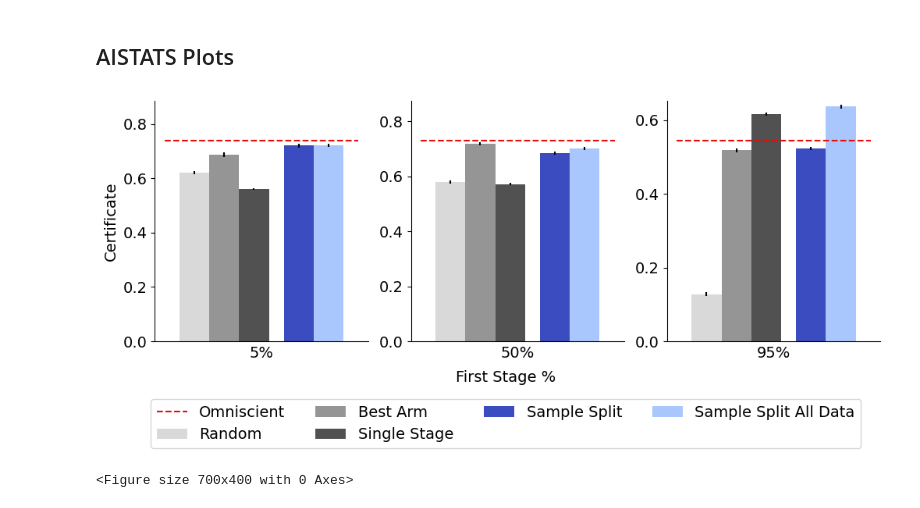
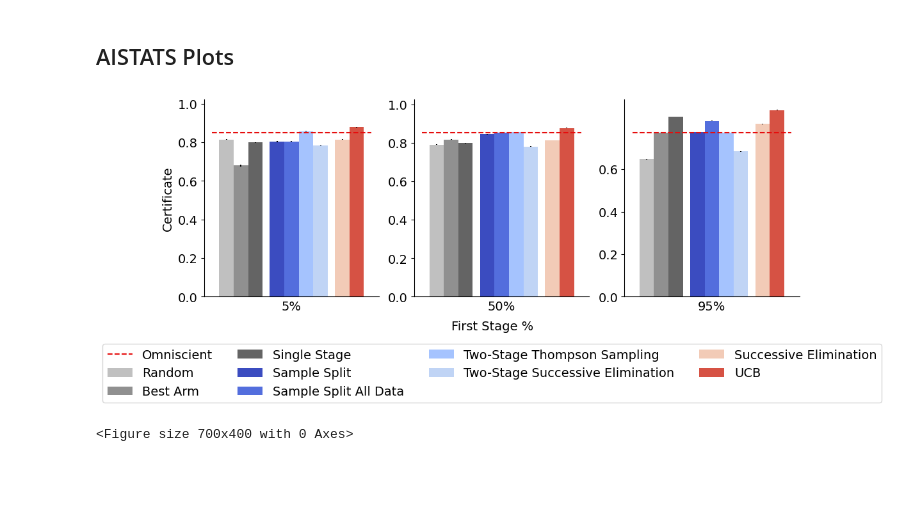
Before and after one commit to secg5/risk_certificate, a Jupyter notebook: scripts/notebooks/Plotting.ipynb, the cells around one changed output. Saved outputs shown, nothing was run; the diff lists cells and outputs as text; code cells hidden in the pictures; blank space fills up the shorter version.

Commit message:
Updated plots

```diff
--- a/scripts/notebooks/Plotting.ipynb
+++ b/scripts/notebooks/Plotting.ipynb
@@ -33,12 +35,12 @@ plt.rcParams['savefig.bbox'] = 'tight'
 # %%
 colors_by_method = {}
 non_adaptive_methods = ['','random','k_1','one_stage','fixed_k']
-our_methods = ['sample_split','sample_split_total','prior','']
+our_methods = ['sample_split','sample_split_total','','prior','two_stage_thompson','two_stage_successive_elimination']
 adaptive_methods = ['successive_elimination','ucb']
 
-greys = plt.cm.Greys(np.linspace(0, 1, len(non_adaptive_methods)+1))
-vidris = plt.cm.coolwarm(np.linspace(0, 1, len(our_methods)))
-wistia = plt.cm.Wistia(np.linspace(0, 1, len(adaptive_methods)))
+greys = plt.cm.Greys(np.linspace(0.2, 1, len(non_adaptive_methods)+1))
+vidris = plt.cm.coolwarm(np.linspace(0, 0.4, len(our_methods)))
+wistia = plt.cm.coolwarm(np.linspace(0.6, 0.9, len(adaptive_methods)))
 
 for i,m in enumerate(non_adaptive_methods):
     colors_by_method[m] = greys[i]
@@ -59,20 +61,20 @@ for i,m in enumerate(non_adaptive_methods+our_methods+['omniscient']+adaptive_me
 ## AISTATS Plots
 # %%
 fig, axs = plt.subplots(1,3, figsize=(12, 4))
-method_names = ['random','k_1','one_stage','sample_split','sample_split_total','omniscient']
-nice_names = ["Random","Best Arm","Single Stage","Sample Split","Sample Split All Data","Omniscient"]
+method_names = ['random','k_1','one_stage','sample_split','sample_split_total','two_stage_thompson','two_stage_successive_elimination','successive_elimination','ucb','omniscient']
+nice_names = ["Random","Best Arm","Single Stage","Sample Split","Sample Split All Data","Two-Stage Thompson Sampling","Two-Stage Successive Elimination","Successive Elimination","UCB","Omniscient"]
 width = 0.1
 plt.figure(figsize=(7,4))
 
-baseline_params = {'sample_size': 500}
-dataset = "non_adaptive"
+baseline_params = {'sample_size': 500, 'number_arms': 10}
+dataset = "baseline"
 first_stage_sizes = [50,250,450]
 first_stage_percent = ["5%","50%","95%"]
 
 x_locations = []
 shift = 0
 for i in range(len(method_names)):
-    if method_names[i] == 'sample_split':
+    if method_names[i] == 'sample_split' or method_names[i] == 'successive_elimination':
         shift += 0.5
     x_locations.append((i+shift)*width)
 
@@ -80,43 +82,41 @@ for i in range(len(first_stage_sizes)):
     baseline_params['first_stage_size'] = first_stage_sizes[i]
     max_val = 0
     results = get_results_matching_parameters(dataset,"",baseline_params)
-
     num_data = 0
     if len(results)>0:
         num_data = len(results)*len(results[0]['random']['certificate'])
     results = aggregate_data(results)
-
     for k,m in enumerate(method_names):
         score_by_n = []
         std_by_n = []
 
         if '{}'.format(m) not in results:
             results['{}'.format(m)] = [0,0]
         score_by_n.append(results['{}'.format(m)][0])
         std_by_n.append(results['{}'.format(m)][1]/num_data**.5)
 
         if m == 'omniscient':
             axs[i].hlines(score_by_n[0],-0.1,x_locations[-1],colors='green',linestyles='dashed',label='Omniscient',color=colors_by_method[m])
             max_val = results['{}'.format(m)][0]
         else:
             axs[i].bar(x_locations[k],score_by_n,width=width,label=nice_names[k],color=colors_by_method[m],yerr=std_by_n)
             max_val = max(max_val,results['{}'.format(m)][0])
 
         axs[i].set_xticks([])
         axs[i].tick_params(axis='both', which='major', labelsize=14)
         axs[i].set_ylim([0,max_val*1.2])
         axs[i].set_xlabel(first_stage_percent[i],fontsize=14)
 
 
 axs[0].set_ylabel("Certificate",fontsize=14)
 axs[2].set_yticks([0,0.2,0.4,0.6])
 
 handles, labels = axs[0].get_legend_handles_labels()
 
 fig.legend(handles, labels, loc='upper center',ncol=4,bbox_to_anchor=(0.5,-0.05),fontsize=14)
 
 fig.supxlabel("First Stage %",fontsize=14,x=0.5,y=-0.03)
 fig.savefig("../../results/figures/non_adaptive.pdf",dpi=300, bbox_inches='tight')
 # %% [output]
-[figure, old version]
+[figure, new version]
 <Figure size 700x400 with 0 Axes>
```
Also changed, not shown: parts of 25 cells of this notebook, 1 other file.
